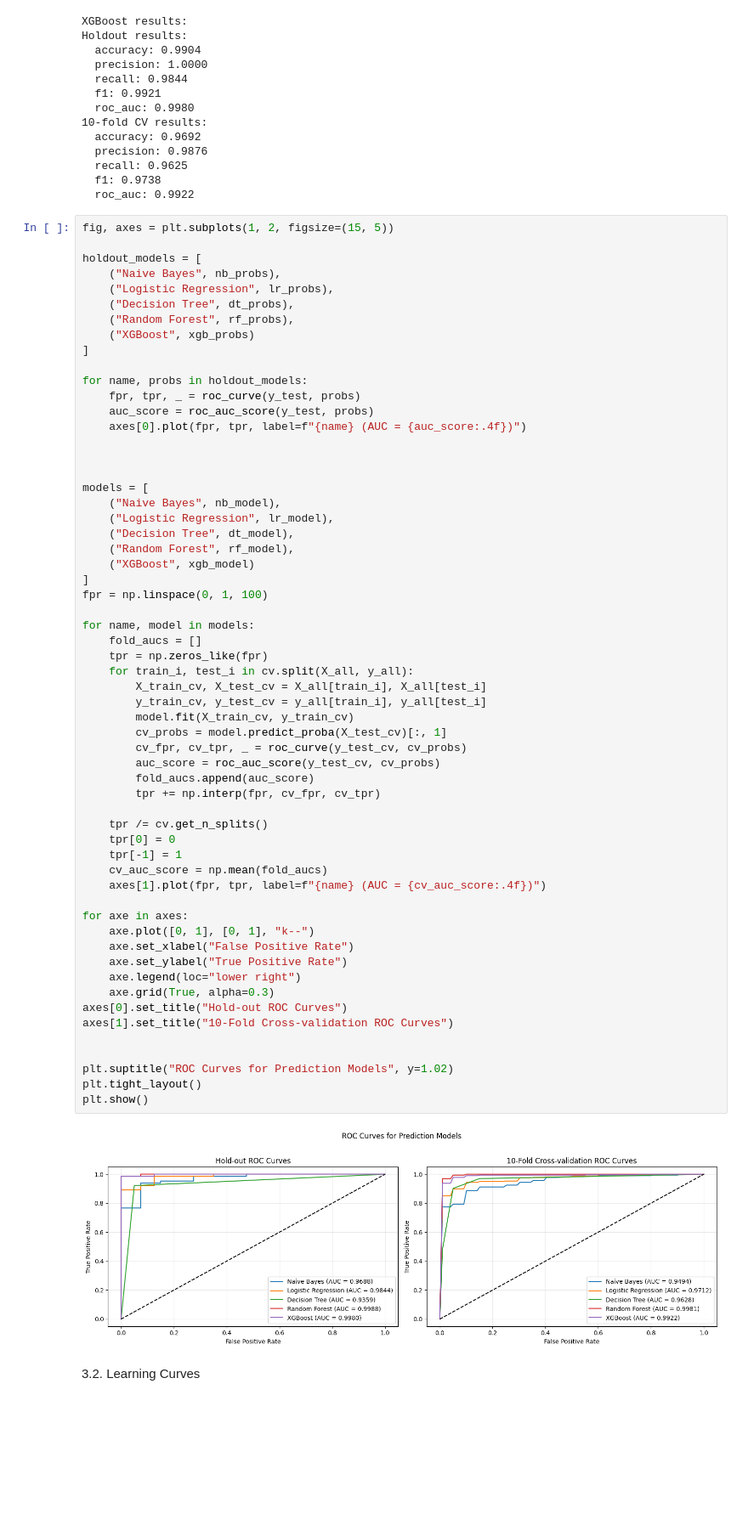
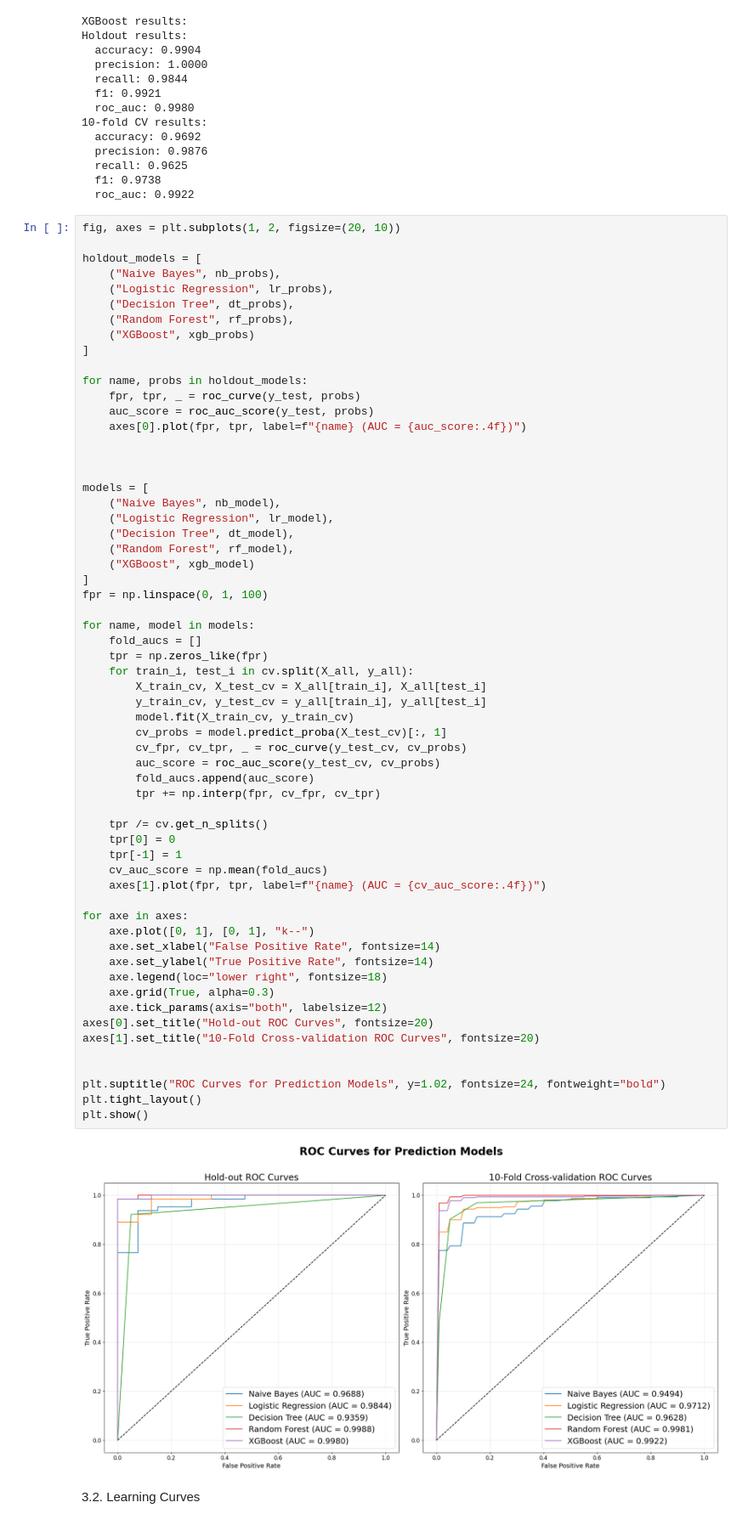
Before and after one commit to chongyiting/EC4308_diabetes_project, a Jupyter notebook: src/Final_code.ipynb, the cells around one changed output. Shown at 85% size. Saved outputs shown, nothing was run; the diff lists cells and outputs as text; blank space fills up the shorter version.

Commit message:
Update plot

```diff
--- a/src/Final_code.ipynb
+++ b/src/Final_code.ipynb
@@ -227,7 +228,7 @@ Holdout results:
   f1: 0.9738
   roc_auc: 0.9922
 # %%
-fig, axes = plt.subplots(1, 2, figsize=(15, 5))
+fig, axes = plt.subplots(1, 2, figsize=(20, 10))
 
 holdout_models = [
     ("Naive Bayes", nb_probs),
@@ -253,40 +254,41 @@ models = [
 ]
 fpr = np.linspace(0, 1, 100)
 
 for name, model in models:
     fold_aucs = []
     tpr = np.zeros_like(fpr)
     for train_i, test_i in cv.split(X_all, y_all):
         X_train_cv, X_test_cv = X_all[train_i], X_all[test_i]
         y_train_cv, y_test_cv = y_all[train_i], y_all[test_i]
         model.fit(X_train_cv, y_train_cv)
         cv_probs = model.predict_proba(X_test_cv)[:, 1]
         cv_fpr, cv_tpr, _ = roc_curve(y_test_cv, cv_probs)
         auc_score = roc_auc_score(y_test_cv, cv_probs)
         fold_aucs.append(auc_score)
         tpr += np.interp(fpr, cv_fpr, cv_tpr)
 
     tpr /= cv.get_n_splits()
     tpr[0] = 0
     tpr[-1] = 1
     cv_auc_score = np.mean(fold_aucs)
     axes[1].plot(fpr, tpr, label=f"{name} (AUC = {cv_auc_score:.4f})")
 
 for axe in axes:
     axe.plot([0, 1], [0, 1], "k--")
-    axe.set_xlabel("False Positive Rate")
-    axe.set_ylabel("True Positive Rate")
-    axe.legend(loc="lower right")
+    axe.set_xlabel("False Positive Rate", fontsize=14)
+    axe.set_ylabel("True Positive Rate", fontsize=14)
+    axe.legend(loc="lower right", fontsize=18)
     axe.grid(True, alpha=0.3)
-axes[0].set_title("Hold-out ROC Curves")
-axes[1].set_title("10-Fold Cross-validation ROC Curves")
+    axe.tick_params(axis="both", labelsize=12)
+axes[0].set_title("Hold-out ROC Curves", fontsize=20)
+axes[1].set_title("10-Fold Cross-validation ROC Curves", fontsize=20)
 
 
-plt.suptitle("ROC Curves for Prediction Models", y=1.02)
+plt.suptitle("ROC Curves for Prediction Models", y=1.02, fontsize=24, fontweight="bold")
 plt.tight_layout()
 plt.show()
 # %% [output]
-[figure, old version]
+[figure, new version]
 # %% [markdown]
 3.2. Learning Curves
 # %%
```
Also changed, not shown: parts of 5 cells of this notebook.
